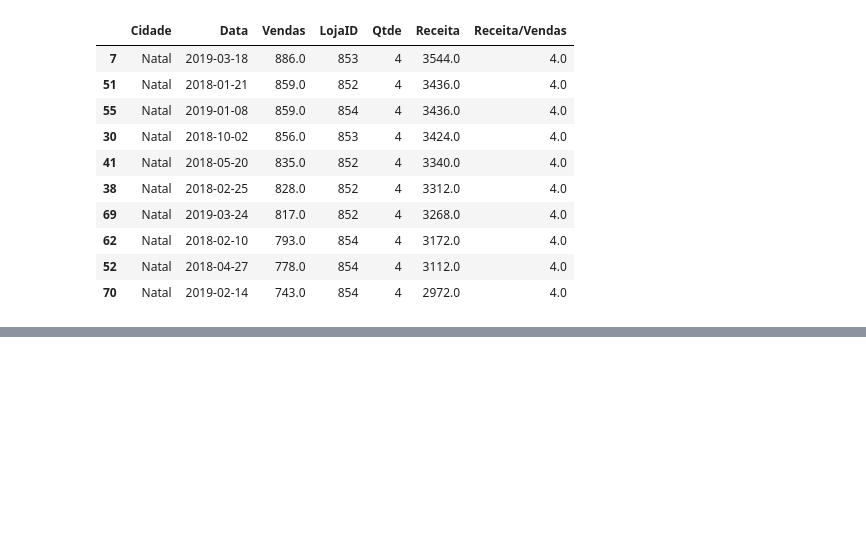
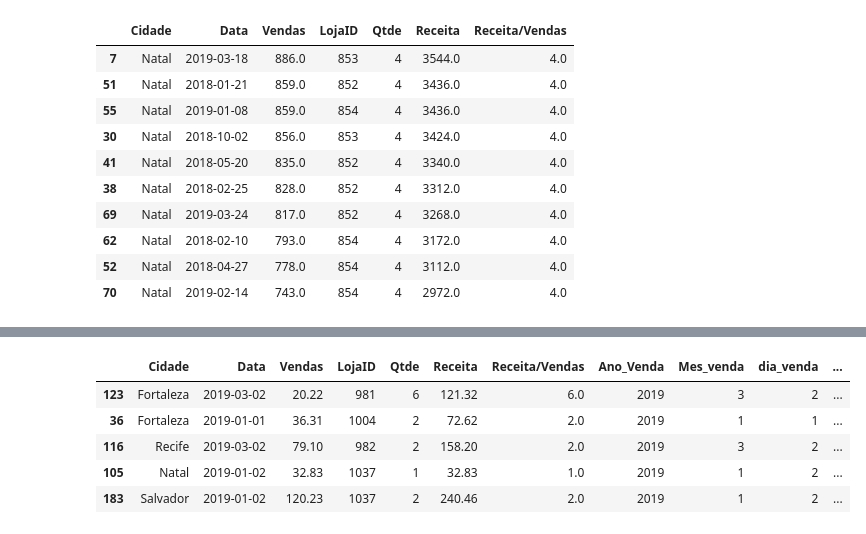
Before and after one commit to lucasmartins14/Pandas, a Jupyter notebook: Aula2_Pandas_DIO.ipynb, the cells around one changed output, grey strips where cells are left out. Cells and saved outputs as stored; diff of their text form; code cells hidden in the pictures; blank space fills up the shorter version.

```diff
--- a/Aula2_Pandas_DIO.ipynb
+++ b/Aula2_Pandas_DIO.ipynb
@@ -181,0 +264,9 @@ df.sort_values("Receita", ascending=False).head(10)
+# %%
+df.sample(5)
+# %% [output]
+|  | Cidade | Data | Vendas | LojaID | Qtde | Receita | Receita/Vendas | Ano_Venda | Mes_venda | dia_venda | ... |
+| 123 | Fortaleza | 2019-03-02 | 20.22 | 981 | 6 | 121.32 | 6.0 | 2019 | 3 | 2 | ... |
+| 36 | Fortaleza | 2019-01-01 | 36.31 | 1004 | 2 | 72.62 | 2.0 | 2019 | 1 | 1 | ... |
+| 116 | Recife | 2019-03-02 | 79.10 | 982 | 2 | 158.20 | 2.0 | 2019 | 3 | 2 | ... |
+| 105 | Natal | 2019-01-02 | 32.83 | 1037 | 1 | 32.83 | 1.0 | 2019 | 1 | 2 | ... |
+| 183 | Salvador | 2019-01-02 | 120.23 | 1037 | 2 | 240.46 | 2.0 | 2019 | 1 | 2 | ... |
```
Also changed, not shown: parts of 18 cells of this notebook.
